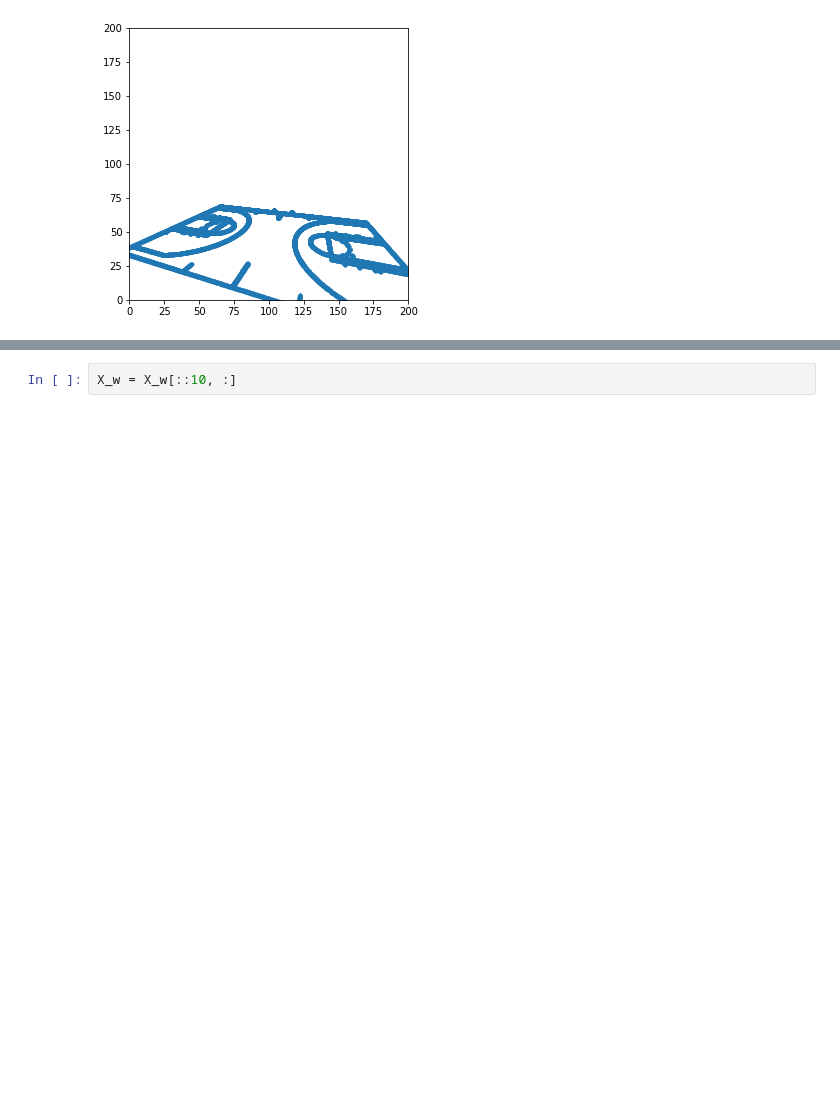
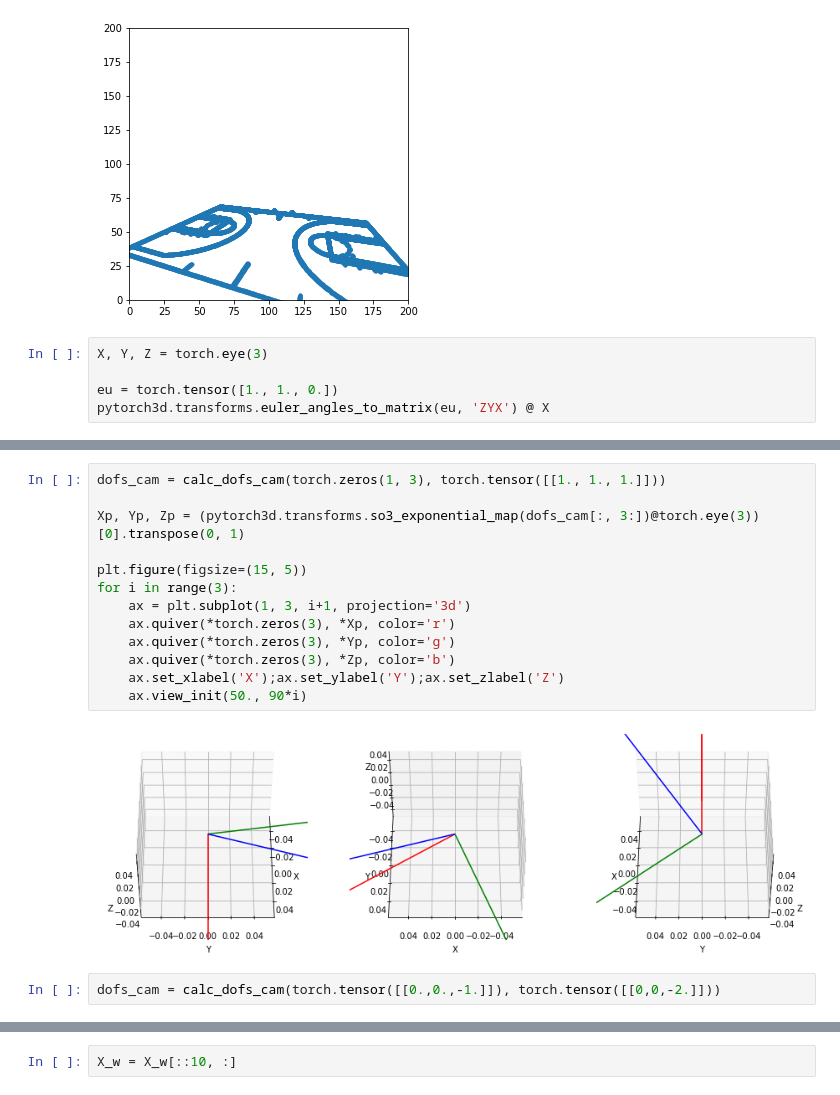
Before and after one commit to akarshkumar0101/nba-3d-ee-371q, a Jupyter notebook: rendering.ipynb, the cells around one changed output, grey strips where cells are left out. Cells and saved outputs as stored; diff of their text form; blank space fills up the shorter version.

```diff
--- a/rendering.ipynb
+++ b/rendering.ipynb
@@ -154,3 +154,8 @@ dofs_cam[3:] = torch.tensor([0., np.pi/10, 0.])
 show_cam_view(X_w, dofs_cam, f, (100., 100.), (100, 100))
 # %% [output]
 [figure]
+# %%
+X, Y, Z = torch.eye(3)
+
+eu = torch.tensor([1., 1., 0.])
+pytorch3d.transforms.euler_angles_to_matrix(eu, 'ZYX') @ X
@@ -156,0 +210,17 @@ show_cam_view(X_w, dofs_cam, f, (100., 100.), (100, 100))
+# %%
+dofs_cam = calc_dofs_cam(torch.zeros(1, 3), torch.tensor([[1., 1., 1.]]))
+
+Xp, Yp, Zp = (pytorch3d.transforms.so3_exponential_map(dofs_cam[:, 3:])@torch.eye(3))[0].transpose(0, 1)
+
+plt.figure(figsize=(15, 5))
+for i in range(3):
+    ax = plt.subplot(1, 3, i+1, projection='3d')
+    ax.quiver(*torch.zeros(3), *Xp, color='r')
+    ax.quiver(*torch.zeros(3), *Yp, color='g')
+    ax.quiver(*torch.zeros(3), *Zp, color='b')
+    ax.set_xlabel('X');ax.set_ylabel('Y');ax.set_zlabel('Z')
+    ax.view_init(50., 90*i)
+# %% [output]
+[figure, added]
+# %%
+dofs_cam = calc_dofs_cam(torch.tensor([[0.,0.,-1.]]), torch.tensor([[0,0,-2.]]))
```
Also changed, not shown: parts of 7 cells of this notebook.
